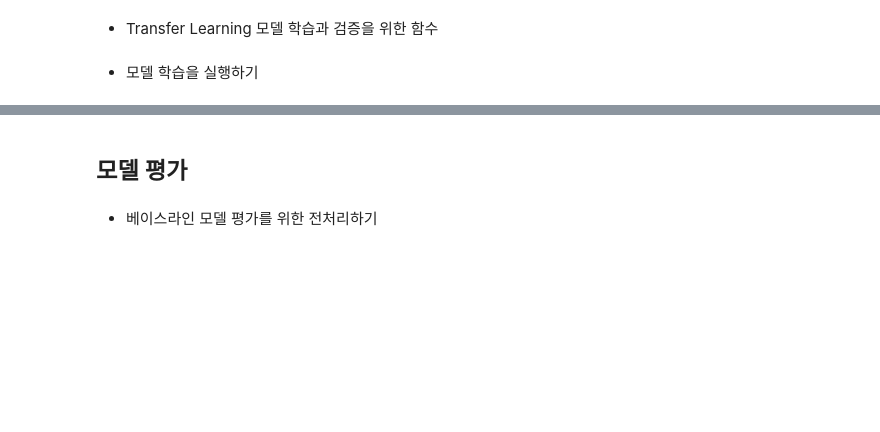
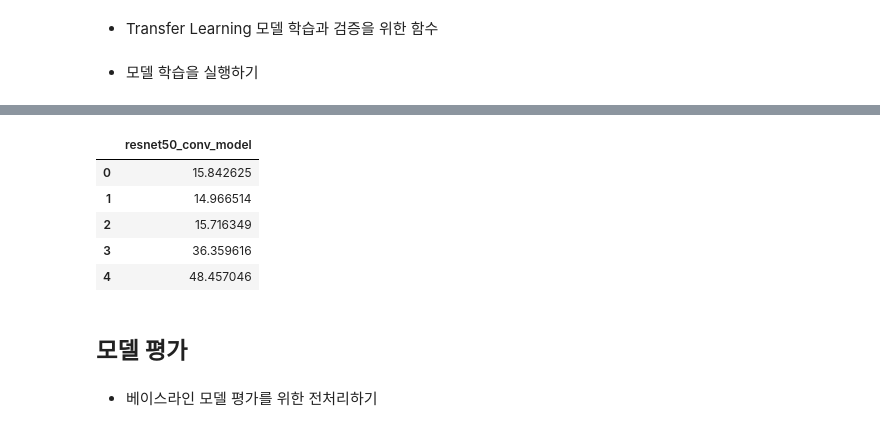
Before and after one commit to duc-ke/SimpleDNN_ex, a Jupyter notebook: img_classification/Plant_Leaf_img_Classification (10 classes).ipynb, the cells around one changed output, grey strips where cells are left out. Cells and saved outputs as stored; diff of their text form; code cells hidden in the pictures; blank space fills up the shorter version.

```diff
--- a/img_classification/PART_04_Plant_Leaf_Classification.ipynb
+++ b/img_classification/Plant_Leaf_img_Classification (10 classes).ipynb
@@ -458,3 +490,16 @@ Completed in 8m 25s
+# %%
+# 시간 측정 테이블 저장
+
+df = pd.DataFrame(epoch_time_list2, columns=["resnet50_conv_model"])
+df.to_csv("time_exp2.csv", index=False)
+df.head()
+# %% [output]
+|  | resnet50_conv_model |
+| 0 | 15.842625 |
+| 1 | 14.966514 |
+| 2 | 15.716349 |
+| 3 | 36.359616 |
+| 4 | 48.457046 |
 # %% [markdown]
 ## 모델 평가
 # %% [markdown]
```
Also changed, not shown: parts of 11 cells of this notebook.
